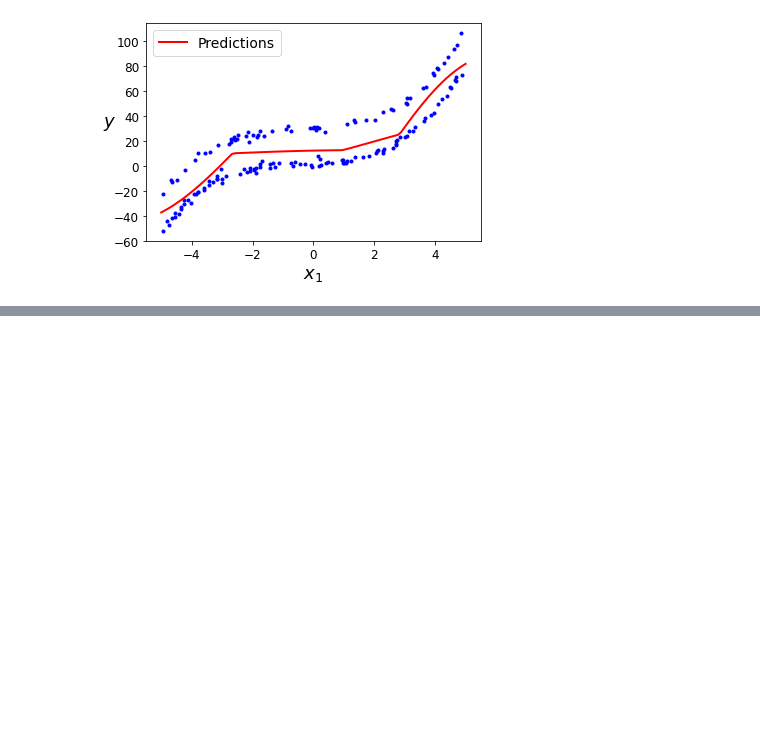
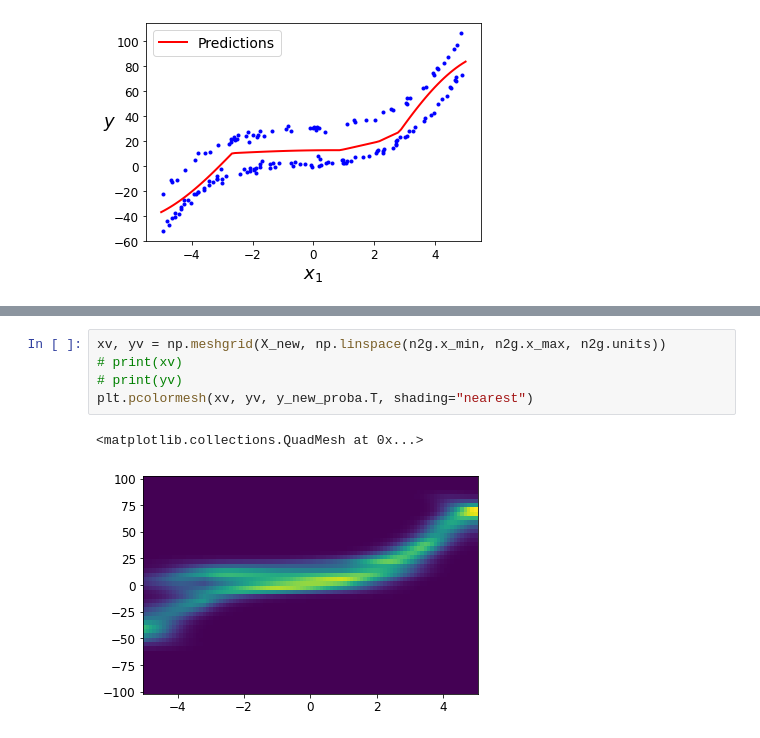
Before and after one commit to Benson516/HandsOnML2_learn, a Jupyter notebook: regression test.ipynb, the cells around one changed output, grey strips where cells are left out. Drawn from its saved outputs; the diff is of its cells as text; blank space fills up the shorter version.

```diff
--- a/regression test.ipynb
+++ b/regression test.ipynb
@@ -206,0 +338,8 @@ plt.show()
+# %%
+xv, yv = np.meshgrid(X_new, np.linspace(n2g.x_min, n2g.x_max, n2g.units))
+# print(xv)
+# print(yv)
+plt.pcolormesh(xv, yv, y_new_proba.T, shading="nearest")
+# %% [output]
+<matplotlib.collections.QuadMesh at 0x...>
+[figure, added]
```
Also changed, not shown: parts of 20 cells of this notebook, 1 other file.
